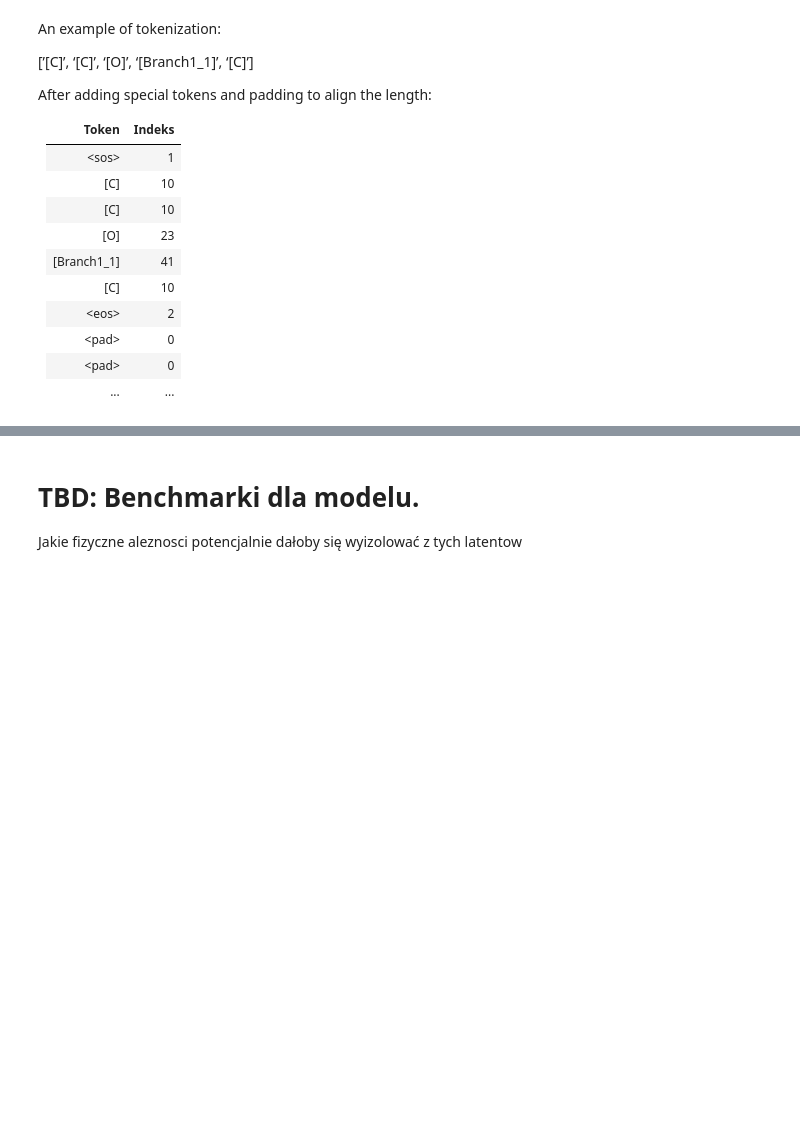
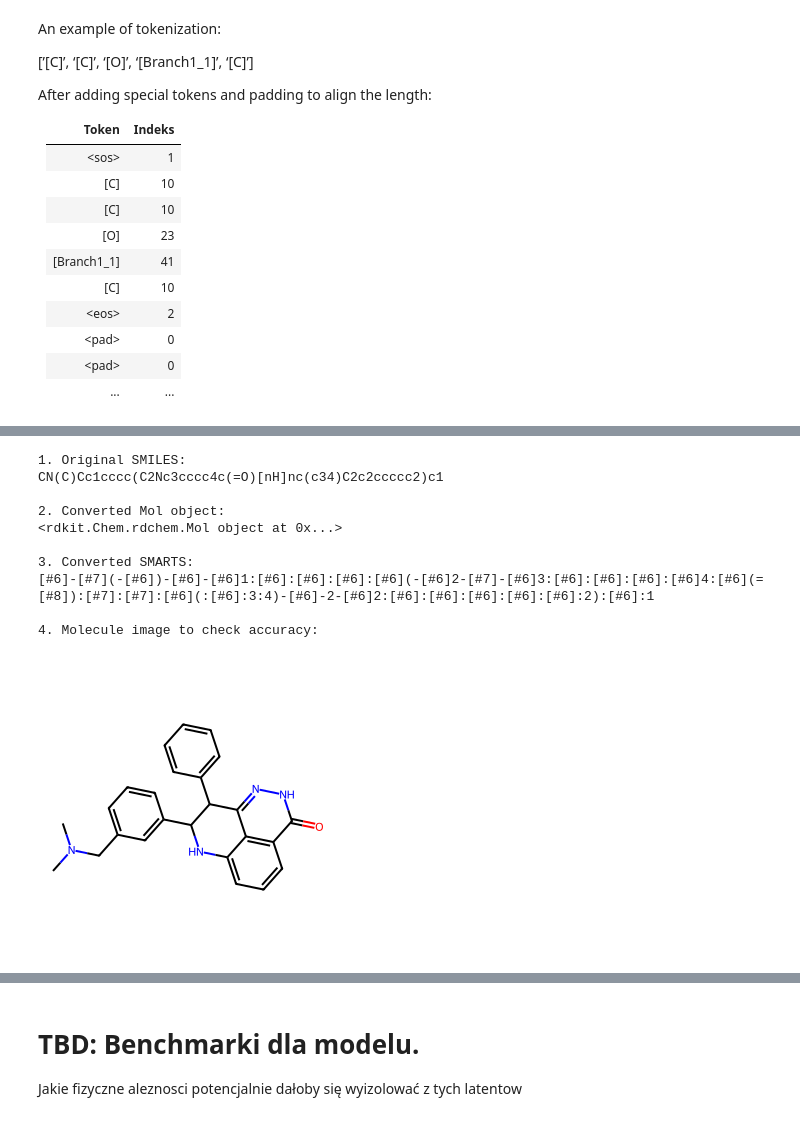
Before and after one commit to JanAndrzejewski050/Molecular-Spectro-Latent-Modeling, a Jupyter notebook: selfies_intro.ipynb, the cells around one changed output, grey strips where cells are left out. Saved outputs shown, nothing was run; the diff lists cells and outputs as text; code cells hidden in the pictures; blank space fills up the shorter version.

```diff
--- a/selfies_intro.ipynb
+++ b/selfies_intro.ipynb
@@ -508,0 +701,33 @@ After adding special tokens and padding to align the length:
+# %%
+# 1. Read and print first row SMILES from CSV
+smiles = df.loc[1, "smiles"]
+
+print("1. Original SMILES:")
+print(smiles)
+
+# 2. RDKit conversion: SMILES -> Mol
+mol = Chem.MolFromSmiles(smiles)
+print("\n2. Converted Mol object:")
+print(mol)
+
+# 3. RDKit conversion: Mol -> SMARTS
+smarts = Chem.MolToSmarts(mol)
+
+print("\n3. Converted SMARTS:")
+print(smarts)
+
+# 4. Display molecule image using RDKit
+print("\n4. Molecule image to check accuracy:")
+Draw.MolToImage(mol)
+# %% [output]
+1. Original SMILES:
+CN(C)Cc1cccc(C2Nc3cccc4c(=O)[nH]nc(c34)C2c2ccccc2)c1
+
+2. Converted Mol object:
+<rdkit.Chem.rdchem.Mol object at 0x...>
+
+3. Converted SMARTS:
+[#6]-[#7](-[#6])-[#6]-[#6]1:[#6]:[#6]:[#6]:[#6](-[#6]2-[#7]-[#6]3:[#6]:[#6]:[#6]:[#6]4:[#6](=[#8]):[#7]:[#7]:[#6](:[#6]:3:4)-[#6]-2-[#6]2:[#6]:[#6]:[#6]:[#6]:[#6]:2):[#6]:1
+
+4. Molecule image to check accuracy:
+[figure, added]
```
Also changed, not shown: parts of 44 cells of this notebook, 1 other file.
